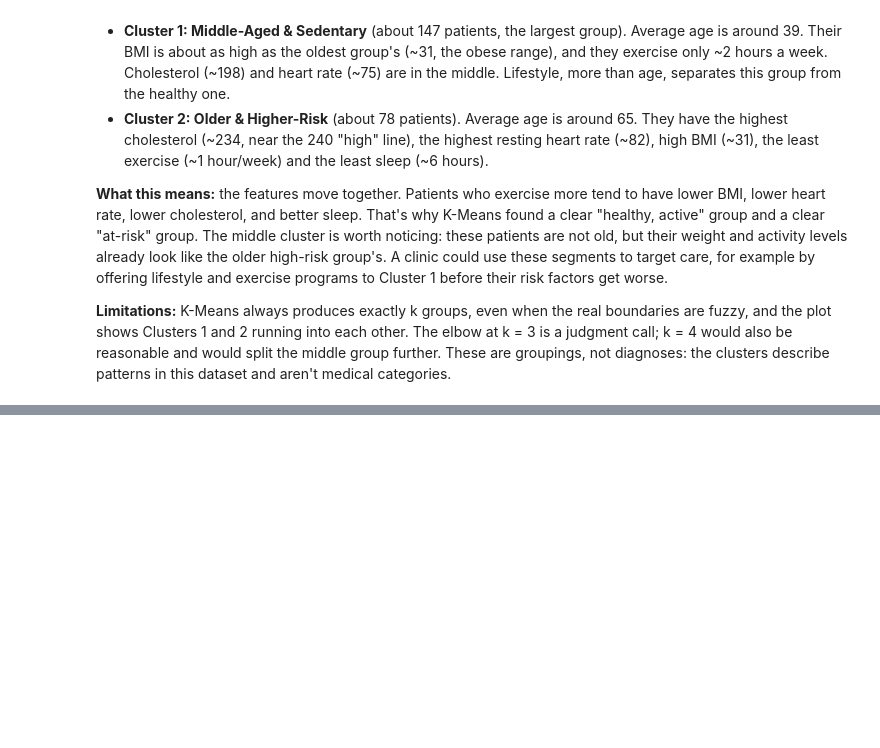
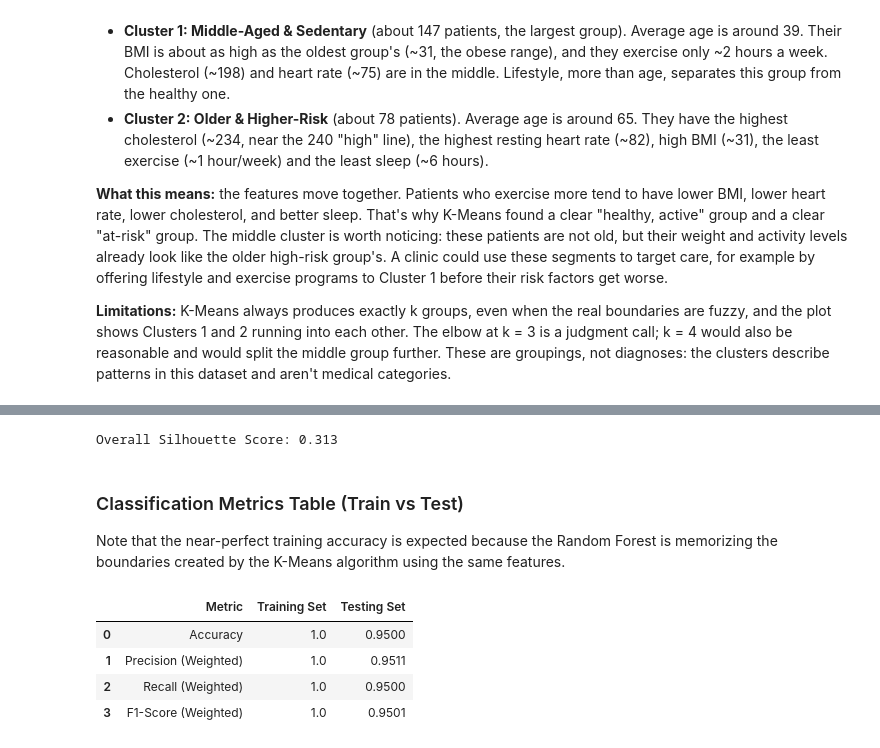
Before and after one commit to avisink/COSC_3327_Patient_Clustering, a Jupyter notebook: Data_Science_Clustering_Final_Project.ipynb, the cells around one changed output, grey strips where cells are left out. Saved outputs shown, nothing was run; the diff lists cells and outputs as text; code cells hidden in the pictures; blank space fills up the shorter version.

```diff
--- a/Data_Science_Clustering_Final_Project.ipynb
+++ b/Data_Science_Clustering_Final_Project.ipynb
@@ -269,0 +275,51 @@ K-Means split the 300 patients into three health segments:
+# %%
+from sklearn.model_selection import train_test_split
+from sklearn.ensemble import RandomForestClassifier
+from sklearn.metrics import classification_report, accuracy_score, precision_recall_fscore_support, confusion_matrix, silhouette_score, ConfusionMatrixDisplay
+
+# Calculate Silhouette Score on the scaled data
+sil_score = silhouette_score(X_scaled, df["Cluster"])
+print(f"Overall Silhouette Score: {sil_score:.3f}")
+
+# Define our features (X) and our target (the K-Means cluster labels we generated)
+y = df["Cluster"]
+
+# Split into 80% Train and 20% Test
+X_train, X_test, y_train, y_test = train_test_split(X_scaled, y, test_size=0.2, random_state=42, stratify=y)
+
+# Initialize and train Random Forest Classifier
+clf = RandomForestClassifier(n_estimators=100, random_state=42)
+clf.fit(X_train, y_train)
+
+# Predict on both sets
+y_train_pred = clf.predict(X_train)
+y_test_pred = clf.predict(X_test)
+# %% [output]
+Overall Silhouette Score: 0.313
+# %% [markdown]
+### Classification Metrics Table (Train vs Test)
+
+Note that the near-perfect training accuracy is expected because the Random Forest is memorizing the boundaries created by the K-Means algorithm using the same features.
+# %%
+# Calculate training metrics
+train_acc = accuracy_score(y_train, y_train_pred)
+train_prec, train_rec, train_f1, _ = precision_recall_fscore_support(y_train, y_train_pred, average='weighted')
+
+# Calculate testing metrics
+test_acc = accuracy_score(y_test, y_test_pred)
+test_prec, test_rec, test_f1, _ = precision_recall_fscore_support(y_test, y_test_pred, average='weighted')
+
+# Create a neat summary DataFrame
+metrics_df = pd.DataFrame({
+    "Metric": ["Accuracy", "Precision (Weighted)", "Recall (Weighted)", "F1-Score (Weighted)"],
+    "Training Set": [train_acc, train_prec, train_rec, train_f1],
+    "Testing Set": [test_acc, test_prec, test_rec, test_f1]
+})
+
+display(metrics_df.round(4))
+# %% [output]
+|  | Metric | Training Set | Testing Set |
+| 0 | Accuracy | 1.0 | 0.9500 |
+| 1 | Precision (Weighted) | 1.0 | 0.9511 |
+| 2 | Recall (Weighted) | 1.0 | 0.9500 |
+| 3 | F1-Score (Weighted) | 1.0 | 0.9501 |
```
Also changed, not shown: parts of 11 cells of this notebook.
